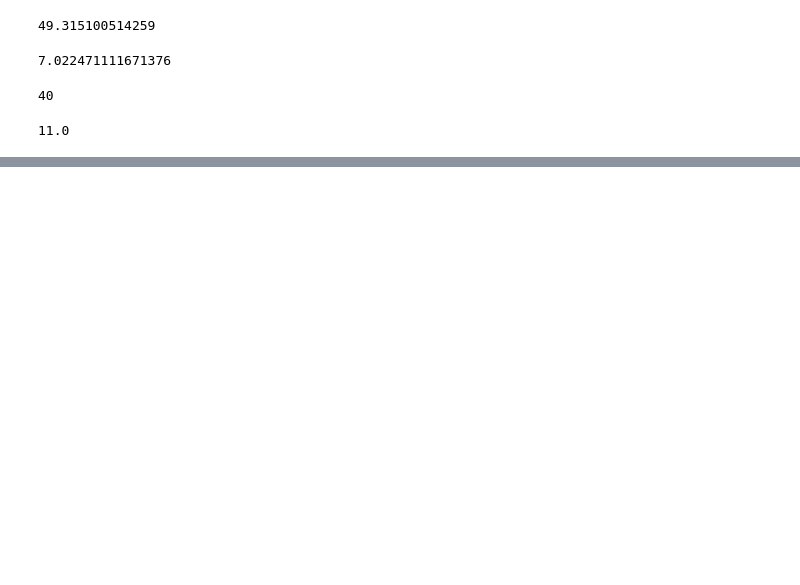
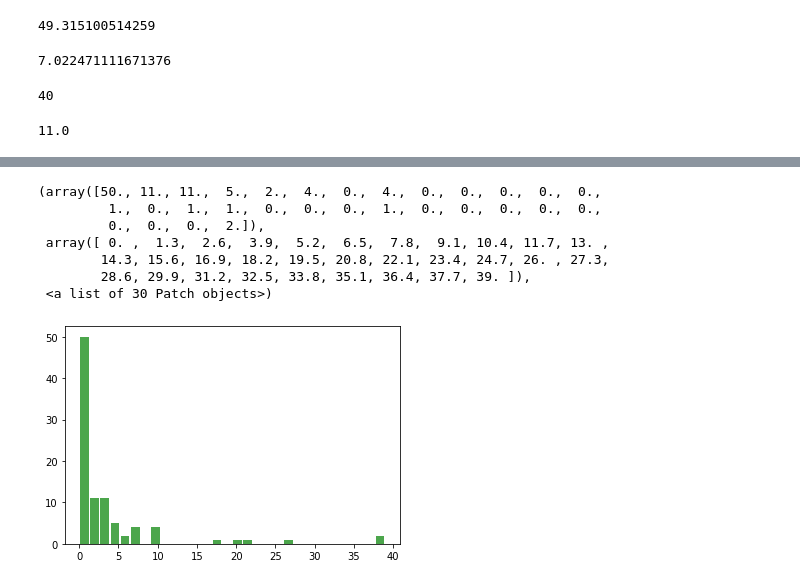
Before and after one commit to prisqia/EDA-Olympics-2021, a Jupyter notebook: EDA_Olympics_2021.ipynb, the cells around one changed output, grey strips where cells are left out. Saved outputs shown, nothing was run; the diff lists cells and outputs as text; code cells hidden in the pictures; blank space fills up the shorter version.

```diff
--- a/EDA_Olympics_2021.ipynb
+++ b/EDA_Olympics_2021.ipynb
@@ -125,0 +158,11 @@ q3
+# %%
+plt.hist(x=df_medals["Gold"], bins='auto', color='green', alpha=0.7, rwidth=0.85)
+# %% [output]
+(array([50., 11., 11.,  5.,  2.,  4.,  0.,  4.,  0.,  0.,  0.,  0.,  0.,
+         1.,  0.,  1.,  1.,  0.,  0.,  0.,  1.,  0.,  0.,  0.,  0.,  0.,
+         0.,  0.,  0.,  2.]),
+ array([ 0. ,  1.3,  2.6,  3.9,  5.2,  6.5,  7.8,  9.1, 10.4, 11.7, 13. ,
+        14.3, 15.6, 16.9, 18.2, 19.5, 20.8, 22.1, 23.4, 24.7, 26. , 27.3,
+        28.6, 29.9, 31.2, 32.5, 33.8, 35.1, 36.4, 37.7, 39. ]),
+ <a list of 30 Patch objects>)
+[figure, added]
```
Also changed, not shown: parts of 11 cells of this notebook.
